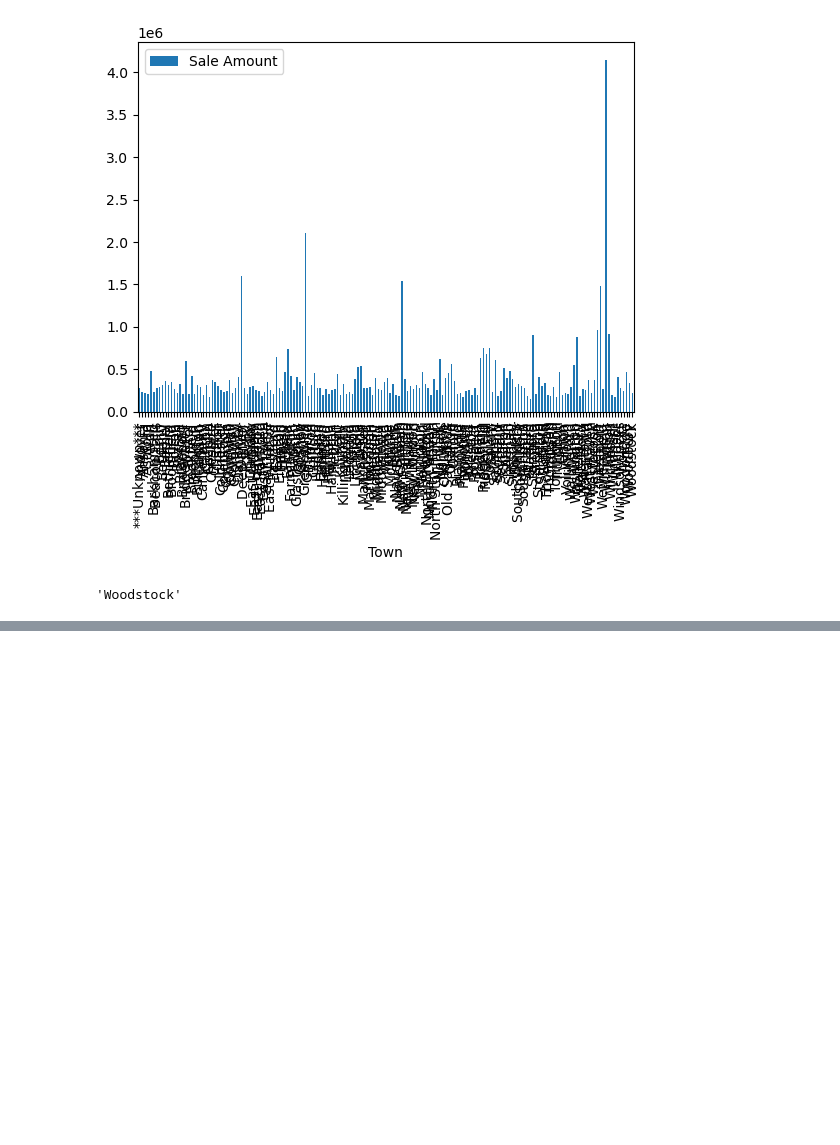
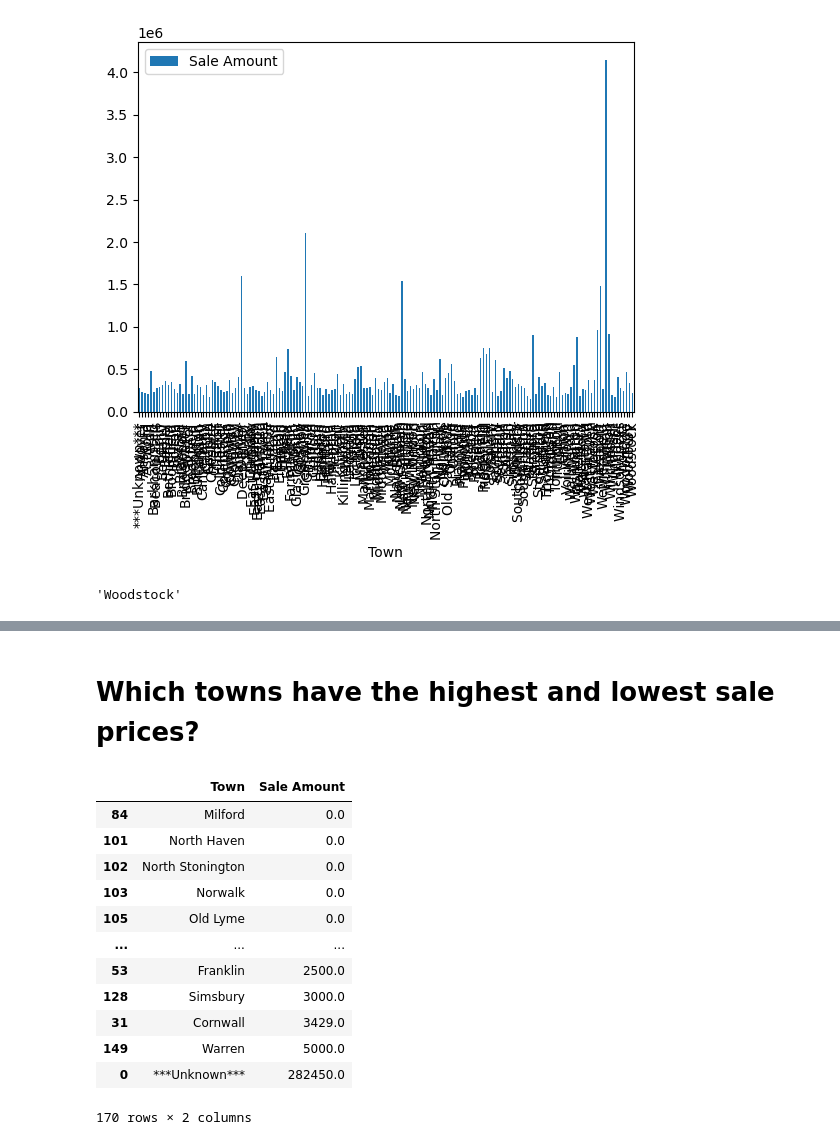
Before and after one commit to zaheeruddinlodhi/DA13_Capstone_Zaheer, a Jupyter notebook: Notebook/Real_Estate.ipynb, the cells around one changed output, grey strips where cells are left out. Drawn from its saved outputs; the diff is of its cells as text; code cells hidden in the pictures; blank space fills up the shorter version.

```diff
--- a/Notebook/Real_Estate.ipynb
+++ b/Notebook/Real_Estate.ipynb
@@ -77,0 +95,18 @@ average_sale_price.info()
+# %% [markdown]
+# Which towns have the highest and lowest sale prices?
+# %%
+real_estate_df.groupby('Town')['Sale Amount'].min().reset_index().sort_values(by='Sale Amount', ascending=True)
+# %% [output]
+|  | Town | Sale Amount |
+| 84 | Milford | 0.0 |
+| 101 | North Haven | 0.0 |
+| 102 | North Stonington | 0.0 |
+| 103 | Norwalk | 0.0 |
+| 105 | Old Lyme | 0.0 |
+| ... | ... | ... |
+| 53 | Franklin | 2500.0 |
+| 128 | Simsbury | 3000.0 |
+| 31 | Cornwall | 3429.0 |
+| 149 | Warren | 5000.0 |
+| 0 | ***Unknown*** | 282450.0 |
+170 rows × 2 columns
```
Also changed, not shown: parts of 4 cells of this notebook.
